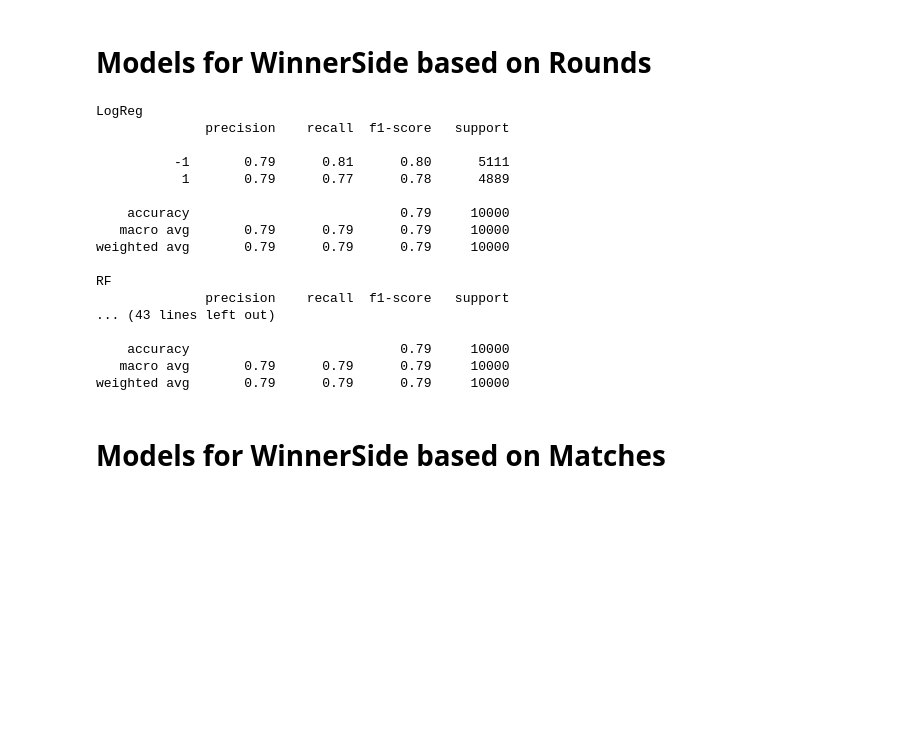
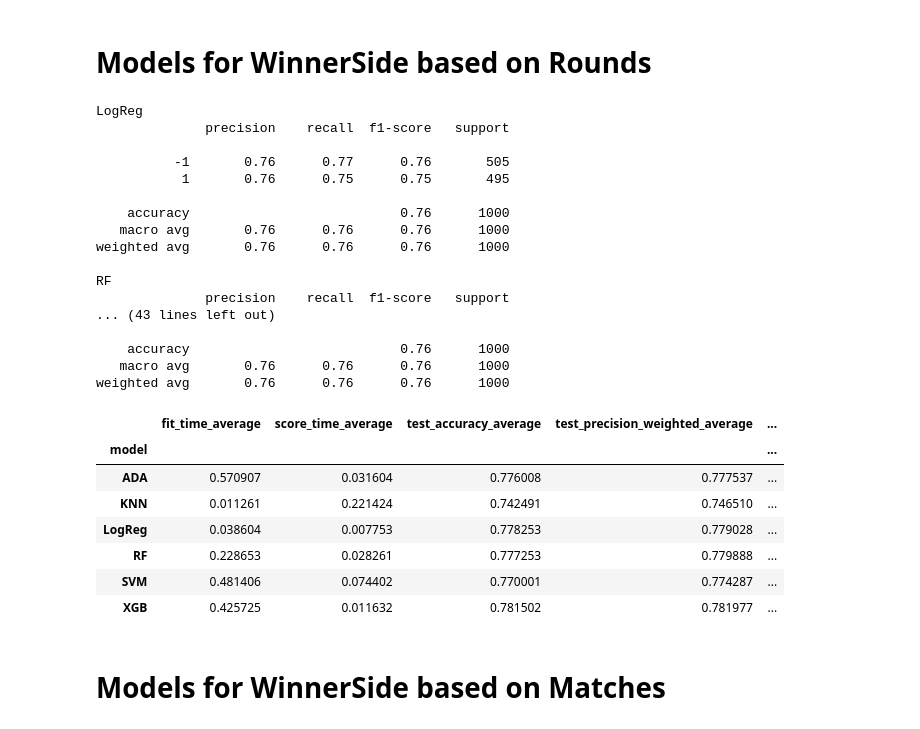
Before and after one commit to gandhimonil9823/CS_GO_Analysis, a Jupyter notebook: Algorithm_Analysis.ipynb, the cells around one changed output. Cells and saved outputs as stored; diff of their text form; code cells hidden in the pictures; blank space fills up the shorter version.

```diff
--- a/Algorithm_Analysis.ipynb
+++ b/Algorithm_Analysis.ipynb
@@ -149,9 +153,9 @@ def plot_hist(df):
 # %%
 agg_df_rounds = agg_df_rounds[agg_df_rounds["winner_side_class"] != 0]
 
-X = agg_df_rounds.drop('winner_side_class', axis = 1)[:50000]
+X = agg_df_rounds.drop('winner_side_class', axis = 1)[:5000]
 
-y = agg_df_rounds['winner_side_class'][:50000]
+y = agg_df_rounds['winner_side_class'][:5000]
 
 
 # using train_test_split for splitting the data into four different sets with 20% for the test data set
@@ -164,7 +168,7 @@ X_train = standard_scalar.fit_transform(X_train)
 
 X_test = standard_scalar.fit_transform(X_test)
 
-models = [
+model_eval = [
             ('LogReg', LogisticRegression()),
             ('RF', RandomForestClassifier(max_depth=2, random_state=0)),
             ('KNN', KNeighborsClassifier(n_neighbors=8)),
@@ -182,50 +186,60 @@ models = [
                                                                              splitter='best'),
                                                                               learning_rate=0.2, n_estimators=50))]
 # %%
-def run_models(X_train, X_test, Y_train, Y_test, models):
-  scoring = ['accuracy', 'precision_weighted', 'recall_weighted', 'f1_weighted', 'roc_auc']
-  dfs = []
+def run_models_winner_side_rounds(X_train, X_test, Y_train, Y_test, model_eval):
+  scoring_metrics = ['accuracy', 'precision_weighted', 'recall_weighted', 'f1_weighted', 'roc_auc']
+  df_to_output = []
   results = []
   names = []
-  for name, model in models:
-    kfold = model_selection.KFold(n_splits=6, shuffle=True, random_state=90210)
-    cv_results = model_selection.cross_validate(model, X_train, Y_train, cv=kfold, scoring=scoring)
-    clf = model.fit(X_train, Y_train)
-    y_pred = clf.predict(X_test)
+  for name, model in model_eval:
+    kfold_validation = model_selection.KFold(n_splits=6, shuffle=True)
+    cv_result_kfold = model_selection.cross_validate(model, X_train, Y_train, cv=kfold_validation, scoring=scoring_metrics)
+    model_fit = model.fit(X_train, Y_train)
+    y_pred = model_fit.predict(X_test)
     print(name)
     print(classification_report(Y_test, y_pred))
-    results.append(cv_results)
-    this_df = pd.DataFrame(cv_results)
-    this_df['model'] = name
-    dfs.append(this_df)
-  final = pd.concat(dfs, ignore_index=True)
+    results.append(cv_result_kfold)
+    df_to_append = pd.DataFrame(cv_result_kfold)
+    df_to_append['model'] = name
+    df_to_output.append(df_to_append)
+  final = pd.concat(df_to_output, ignore_index=True)
   return final
 # %%
-df_kfold_results = run_models(X_train, X_test, Y_train, Y_test, models)
+df_kfold_results = run_models_winner_side_rounds(X_train, X_test, Y_train, Y_test, model_eval)
 
 df_kfold_results_average_values = df_kfold_results.groupby('model').mean()
 
 df_kfold_results_average_values.columns = [str(col) + '_average' for col in df_kfold_results_average_values.columns]
 
-df_kfold_results_average_values.to_csv("winnerSide_rounds.csv")
+df_kfold_results_average_values
+
+# df_kfold_results_average_values.to_csv("winnerSide_rounds.csv")
 # %% [output]
 LogReg
               precision    recall  f1-score   support
 
-          -1       0.79      0.81      0.80      5111
-           1       0.79      0.77      0.78      4889
+          -1       0.76      0.77      0.76       505
+           1       0.76      0.75      0.75       495
 
-    accuracy                           0.79     10000
-   macro avg       0.79      0.79      0.79     10000
-weighted avg       0.79      0.79      0.79     10000
+    accuracy                           0.76      1000
+   macro avg       0.76      0.76      0.76      1000
+weighted avg       0.76      0.76      0.76      1000
 
 RF
               precision    recall  f1-score   support
 ... (43 lines left out)
 
-    accuracy                           0.79     10000
-   macro avg       0.79      0.79      0.79     10000
-weighted avg       0.79      0.79      0.79     10000
+    accuracy                           0.76      1000
+   macro avg       0.76      0.76      0.76      1000
+weighted avg       0.76      0.76      0.76      1000
+|  | fit_time_average | score_time_average | test_accuracy_average | test_precision_weighted_average | ... |
+| model |  |  |  |  | ... |
+| ADA | 0.570907 | 0.031604 | 0.776008 | 0.777537 | ... |
+| KNN | 0.011261 | 0.221424 | 0.742491 | 0.746510 | ... |
+| LogReg | 0.038604 | 0.007753 | 0.778253 | 0.779028 | ... |
+| RF | 0.228653 | 0.028261 | 0.777253 | 0.779888 | ... |
+| SVM | 0.481406 | 0.074402 | 0.770001 | 0.774287 | ... |
+| XGB | 0.425725 | 0.011632 | 0.781502 | 0.781977 | ... |
 # %% [markdown]
 # Models for WinnerSide based on Matches
 # %%
```
Also changed, not shown: parts of 9 cells of this notebook.
